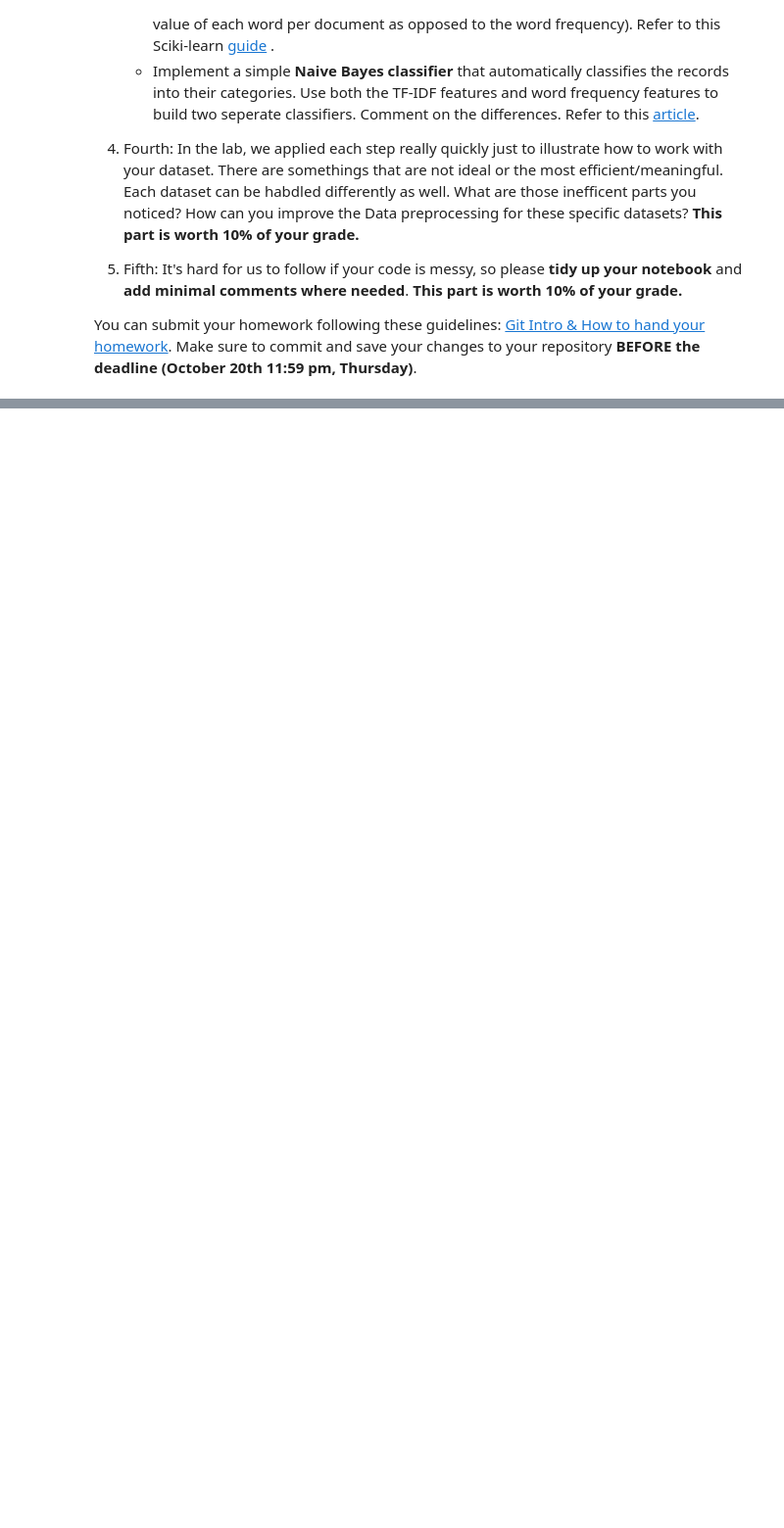
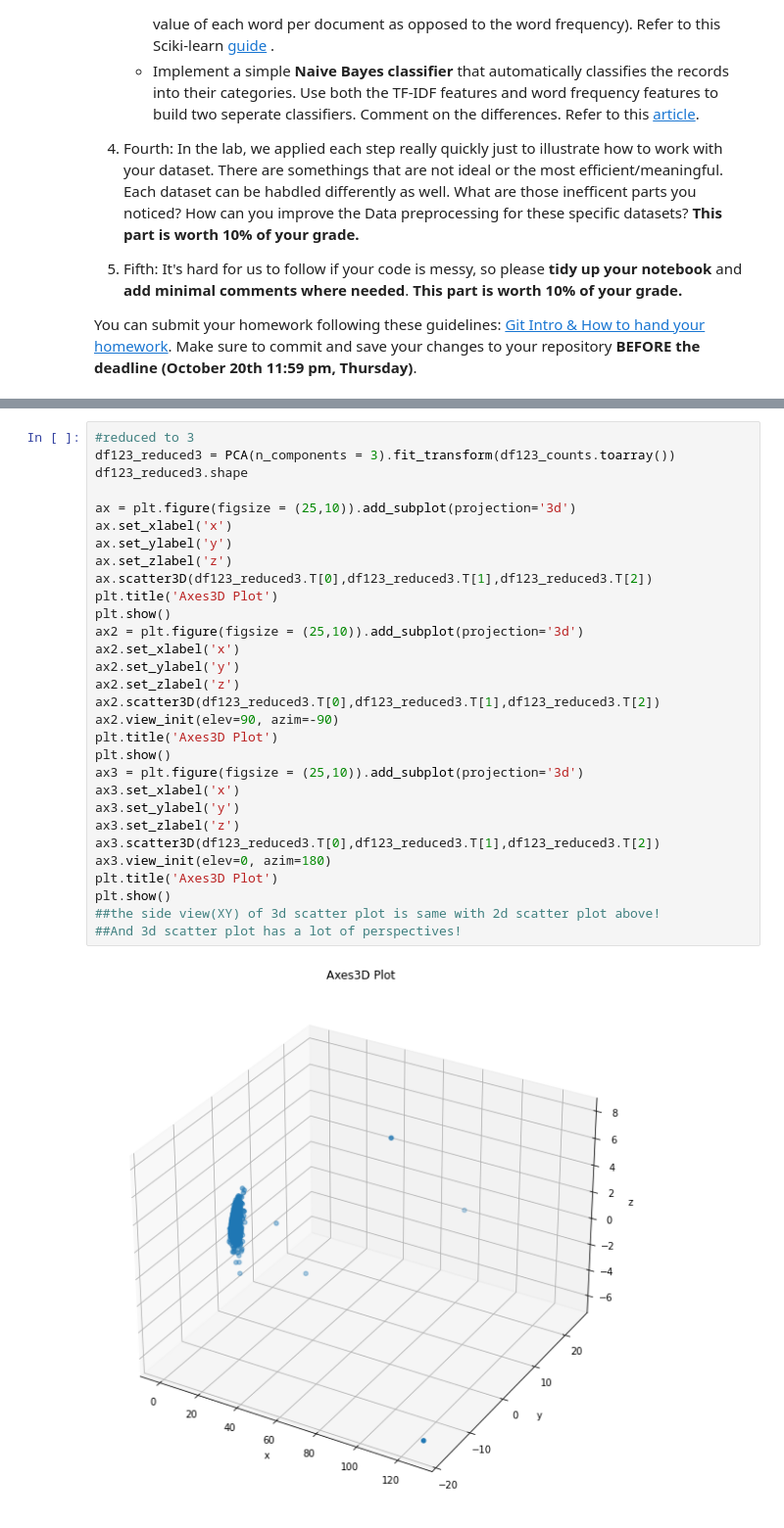
Before and after one commit to TwPanTsu/DM2022-Lab1-Homework, a Jupyter notebook: DM2022-Lab1-Homework.ipynb, the cells around one changed output, grey strips where cells are left out. Shown at 98% size. Drawn from its saved outputs; the diff is of its cells as text; blank space fills up the shorter version.

```diff
--- a/DM2022-Lab1-Homework.ipynb
+++ b/DM2022-Lab1-Homework.ipynb
@@ -35,0 +345,32 @@ You can submit your homework following these guidelines: [Git Intro & How to han
+# %%
+#reduced to 3
+df123_reduced3 = PCA(n_components = 3).fit_transform(df123_counts.toarray())
+df123_reduced3.shape
+
+ax = plt.figure(figsize = (25,10)).add_subplot(projection='3d')
+ax.set_xlabel('x')
+ax.set_ylabel('y')
+ax.set_zlabel('z')
+ax.scatter3D(df123_reduced3.T[0],df123_reduced3.T[1],df123_reduced3.T[2])
+plt.title('Axes3D Plot')
+plt.show()
+ax2 = plt.figure(figsize = (25,10)).add_subplot(projection='3d')
+ax2.set_xlabel('x')
+ax2.set_ylabel('y')
+ax2.set_zlabel('z')
+ax2.scatter3D(df123_reduced3.T[0],df123_reduced3.T[1],df123_reduced3.T[2])
+ax2.view_init(elev=90, azim=-90)
+plt.title('Axes3D Plot')
+plt.show()
+ax3 = plt.figure(figsize = (25,10)).add_subplot(projection='3d')
+ax3.set_xlabel('x')
+ax3.set_ylabel('y')
+ax3.set_zlabel('z')
+ax3.scatter3D(df123_reduced3.T[0],df123_reduced3.T[1],df123_reduced3.T[2])
+ax3.view_init(elev=0, azim=180)
+plt.title('Axes3D Plot')
+plt.show()
+##the side view(XY) of 3d scatter plot is same with 2d scatter plot above!
+##And 3d scatter plot has a lot of perspectives!
+# %% [output]
+[figure, added]
```
Also changed, not shown: parts of 46 cells of this notebook, 8 other files.
